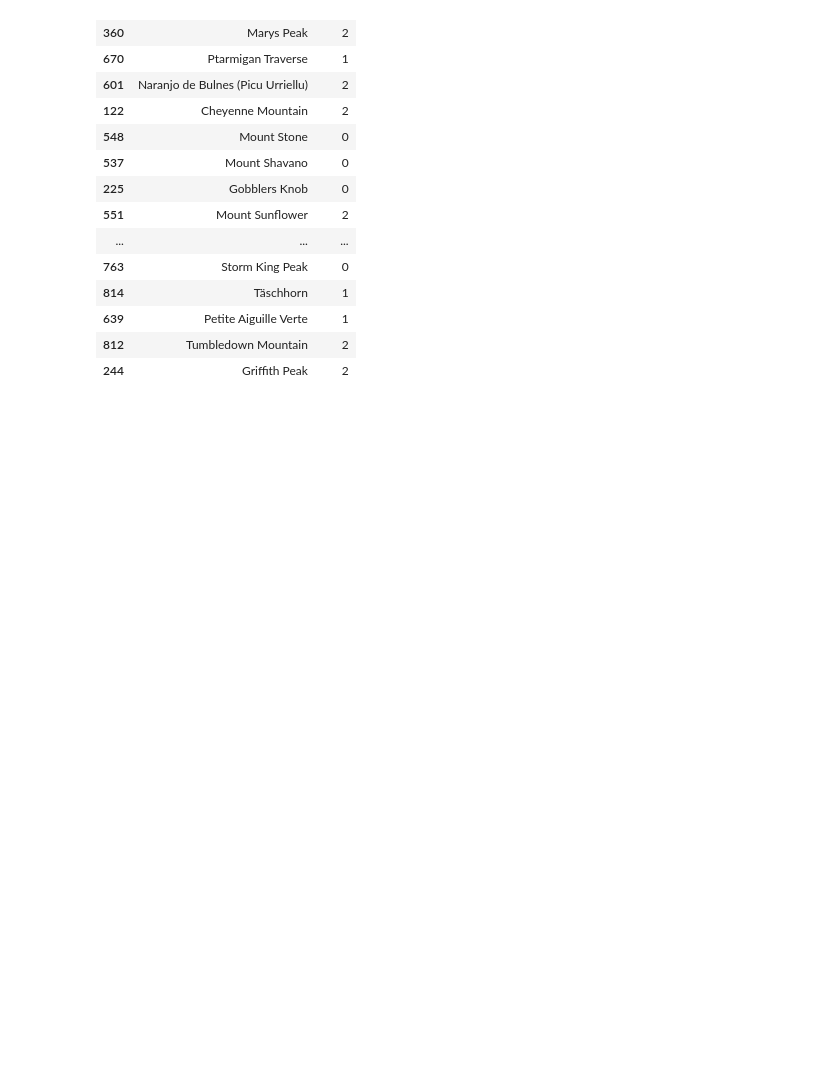
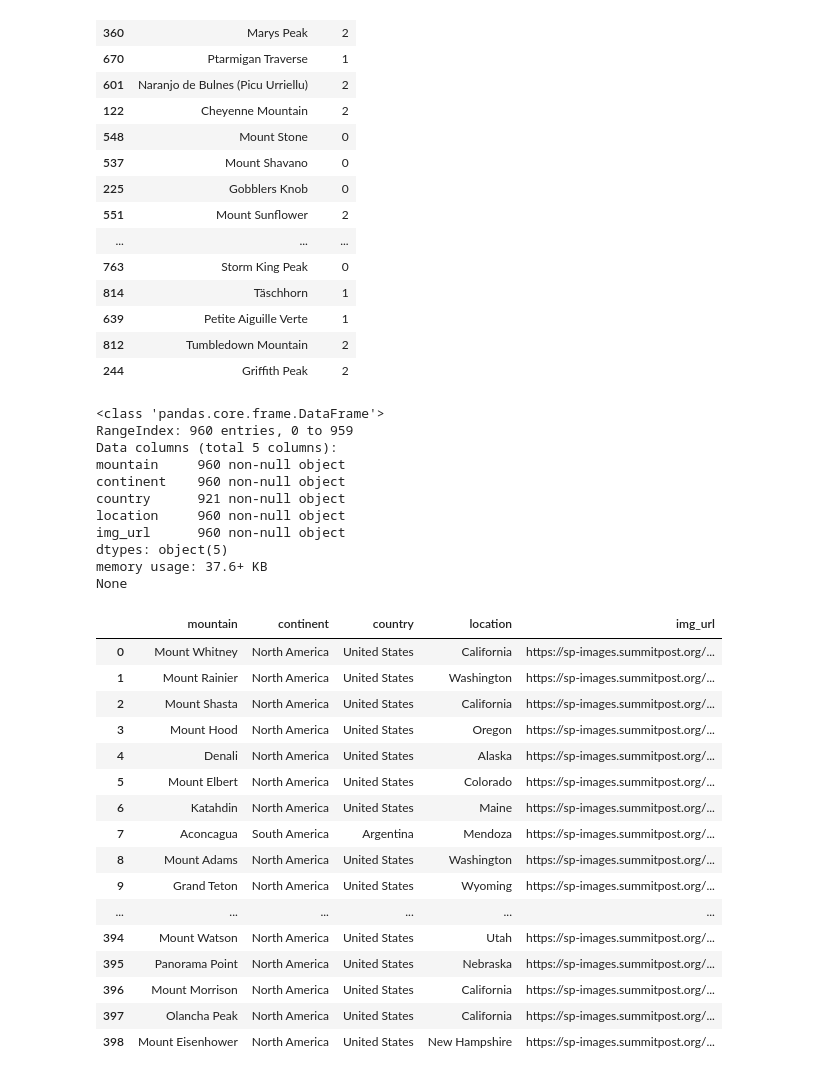
Before and after one commit to huangee/summit_post, a Jupyter notebook: 4_Topic_Modeling.ipynb, the cells around one changed output. Saved outputs shown, nothing was run; the diff lists cells and outputs as text; code cells hidden in the pictures; blank space fills up the shorter version.

```diff
--- a/4_Topic_Modeling.ipynb
+++ b/4_Topic_Modeling.ipynb
@@ -315,3 +315,36 @@ None
 # exporting mountain topic dataframe to CSV
 
 df_mtn_topics.to_csv('./mtn_topics.csv', index=False)
+# %%
+df_locations = pd.read_csv('./mtn_locations.csv')
+print(df_locations.info())
+df_locations
+# %% [output]
+<class 'pandas.core.frame.DataFrame'>
+RangeIndex: 960 entries, 0 to 959
+Data columns (total 5 columns):
+mountain     960 non-null object
+continent    960 non-null object
+country      921 non-null object
+location     960 non-null object
+img_url      960 non-null object
+dtypes: object(5)
+memory usage: 37.6+ KB
+None
+|  | mountain | continent | country | location | img_url |
+| 0 | Mount Whitney | North America | United States | California | https://sp-images.summitpost.org/... |
+| 1 | Mount Rainier | North America | United States | Washington | https://sp-images.summitpost.org/... |
+| 2 | Mount Shasta | North America | United States | California | https://sp-images.summitpost.org/... |
+| 3 | Mount Hood | North America | United States | Oregon | https://sp-images.summitpost.org/... |
+| 4 | Denali | North America | United States | Alaska | https://sp-images.summitpost.org/... |
+| 5 | Mount Elbert | North America | United States | Colorado | https://sp-images.summitpost.org/... |
+| 6 | Katahdin | North America | United States | Maine | https://sp-images.summitpost.org/... |
+| 7 | Aconcagua | South America | Argentina | Mendoza | https://sp-images.summitpost.org/... |
+| 8 | Mount Adams | North America | United States | Washington | https://sp-images.summitpost.org/... |
+| 9 | Grand Teton | North America | United States | Wyoming | https://sp-images.summitpost.org/... |
+| ... | ... | ... | ... | ... | ... |
+| 394 | Mount Watson | North America | United States | Utah | https://sp-images.summitpost.org/... |
+| 395 | Panorama Point | North America | United States | Nebraska | https://sp-images.summitpost.org/... |
+| 396 | Mount Morrison | North America | United States | California | https://sp-images.summitpost.org/... |
+| 397 | Olancha Peak | North America | United States | California | https://sp-images.summitpost.org/... |
+| 398 | Mount Eisenhower | North America | United States | New Hampshire | https://sp-images.summitpost.org/... |
```
Also changed, not shown: parts of 2 cells of this notebook, 3 other files.
